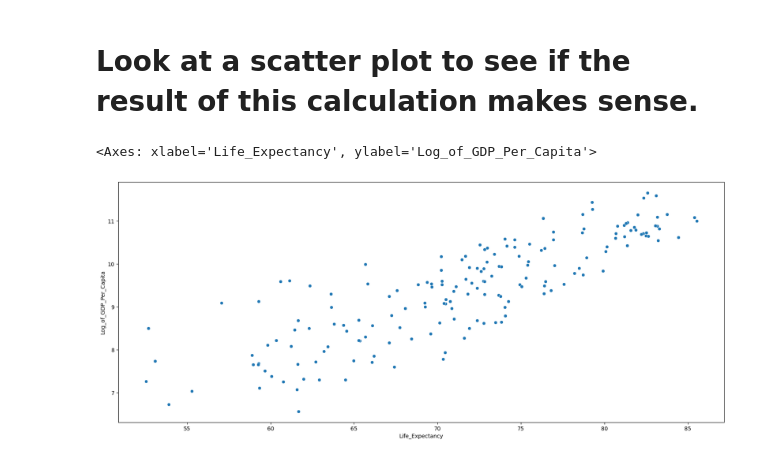
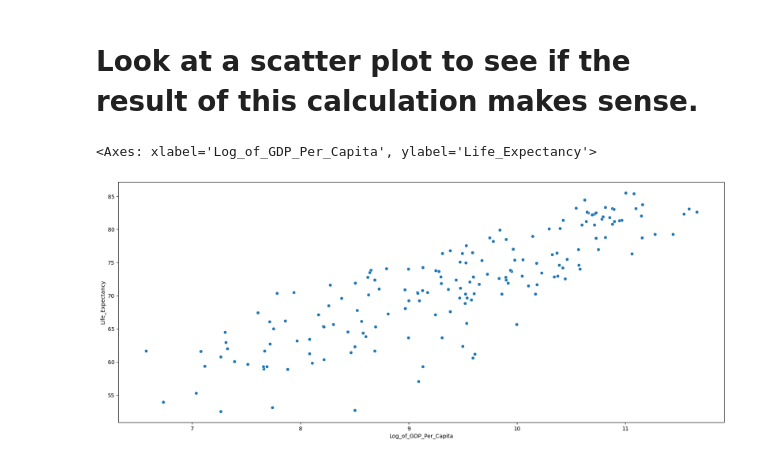
Before and after one commit to nss-data-science-cohort-8/un-exploration-catdgomez, a Jupyter notebook: notebooks/UN_Data_Exploration.ipynb, the cells around one changed output. Cells and saved outputs as stored; diff of their text form; code cells hidden in the pictures.

```diff
--- a/notebooks/UN_Data_Exploration.ipynb
+++ b/notebooks/UN_Data_Exploration.ipynb
@@ -1049,6 +1049,6 @@ gdp_le
 # %% [markdown]
 # 25. Create a new DataFrame, named gdp_le_2021 by extracting data for the year 2021 from gdp_le. How many countries have a life expectancy of at least 80 in 2021?
 # %%
-gdp_le_2021 = gdp_le.loc[gdp_le['Year'] == '2021']
+gdp_le_2021 = gdp_le.loc[gdp_le['Year'] == '2021'].reset_index()
 gdp_le_2021
 # %% [output]
@@ -1218,7 +1213,7 @@ There is a stronger correlation between the log of GDP_Per_Capita and Life_Expec
 # Look at a scatter plot to see if the result of this calculation makes sense.
 # %%
 plt.figure(figsize = (20,8))
-sns.scatterplot(data= gdp_le_2021, x='Life_Expectancy', y='Log_of_GDP_Per_Capita')
+sns.scatterplot(data= gdp_le_2021, x='Log_of_GDP_Per_Capita', y='Life_Expectancy')
 # %% [output]
-<Axes: xlabel='Life_Expectancy', ylabel='Log_of_GDP_Per_Capita'>
+<Axes: xlabel='Log_of_GDP_Per_Capita', ylabel='Life_Expectancy'>
-[figure, old version]
+[figure, new version]
```
Also changed, not shown: parts of 7 cells of this notebook.
